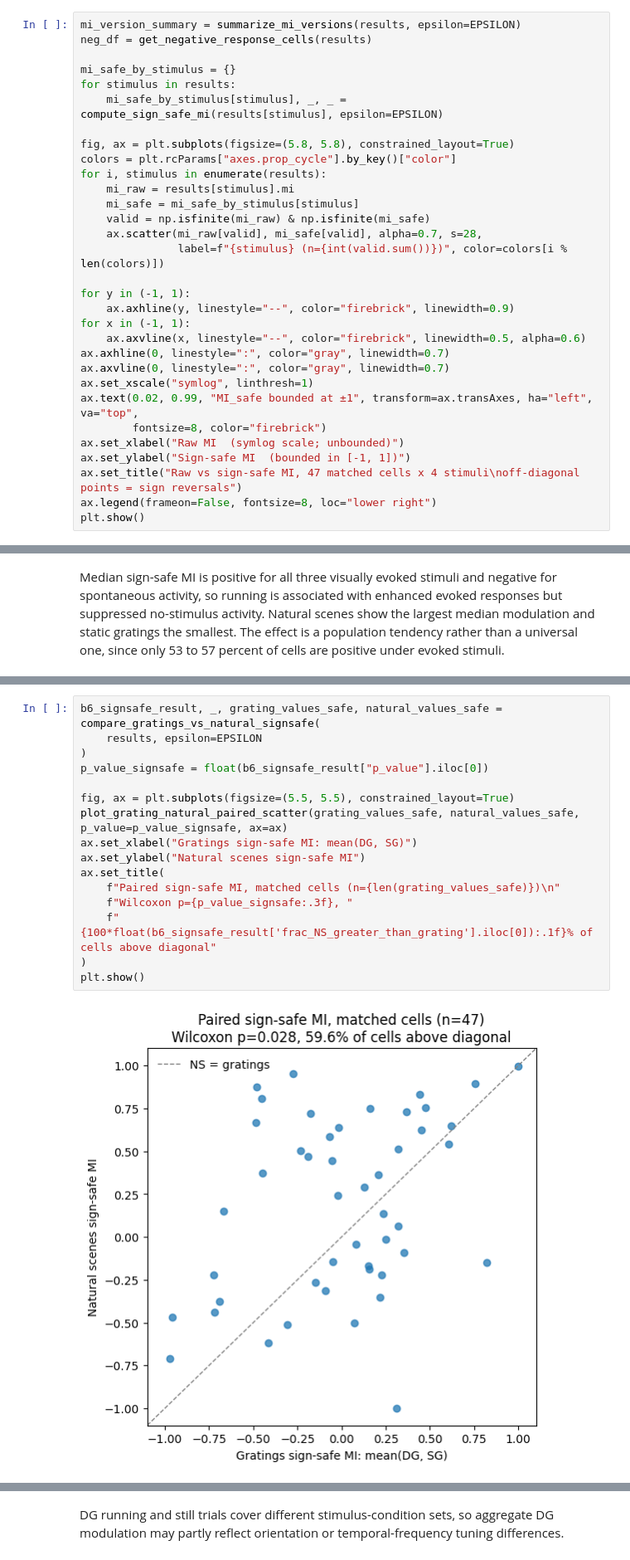
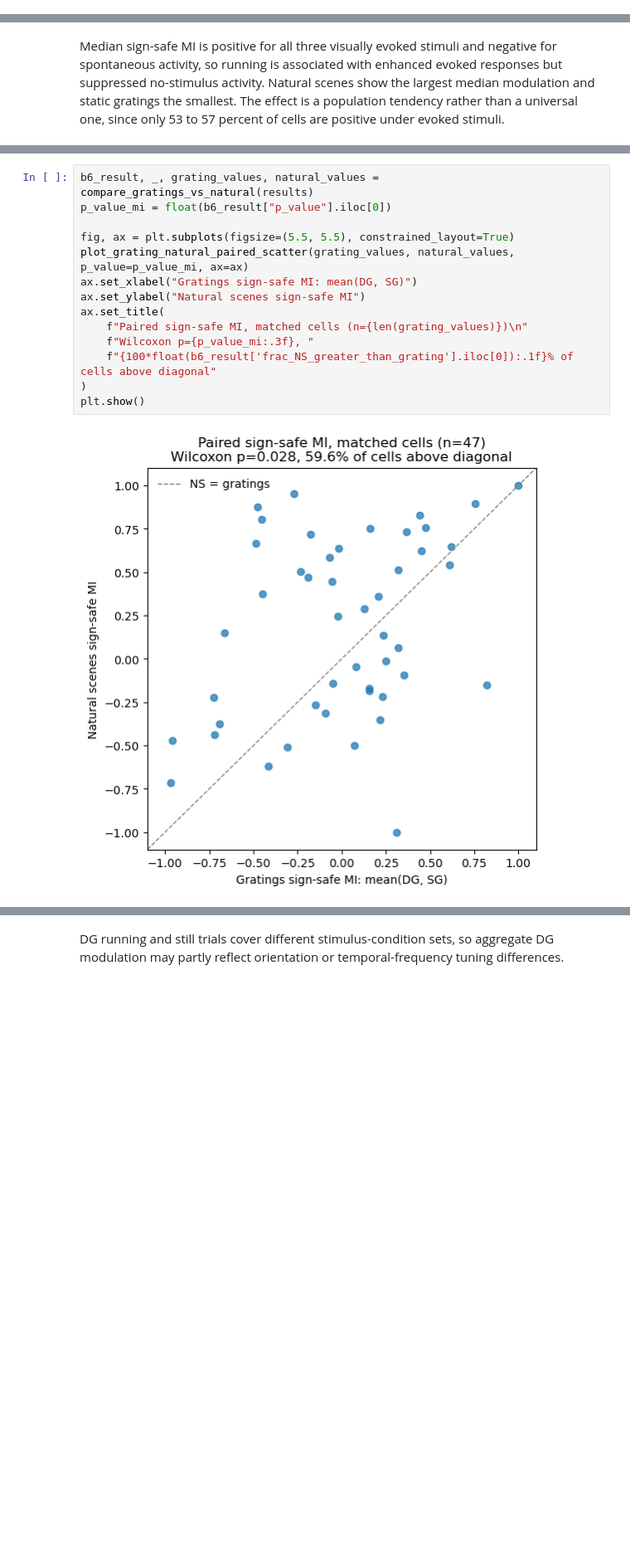
Before and after one commit to ZhidongZhang96/NDS-V1-RunningNaturalMod, a Jupyter notebook: visual_coding_B.ipynb, the cells around one changed output, grey strips where cells are left out. Shown at 83% size. Cells and saved outputs as stored; diff of their text form; blank space fills up the shorter version.

```diff
--- a/visual_coding_B.ipynb
+++ b/visual_coding_B.ipynb
@@ -84,31 +95,0 @@ where R_run and R_still are mean ΔF/F over the response window. This is bounded
-# %%
-mi_version_summary = summarize_mi_versions(results, epsilon=EPSILON)
-neg_df = get_negative_response_cells(results)
-
-mi_safe_by_stimulus = {}
-for stimulus in results:
-    mi_safe_by_stimulus[stimulus], _, _ = compute_sign_safe_mi(results[stimulus], epsilon=EPSILON)
-
-fig, ax = plt.subplots(figsize=(5.8, 5.8), constrained_layout=True)
-colors = plt.rcParams["axes.prop_cycle"].by_key()["color"]
-for i, stimulus in enumerate(results):
-    mi_raw = results[stimulus].mi
-    mi_safe = mi_safe_by_stimulus[stimulus]
-    valid = np.isfinite(mi_raw) & np.isfinite(mi_safe)
-    ax.scatter(mi_raw[valid], mi_safe[valid], alpha=0.7, s=28,
-               label=f"{stimulus} (n={int(valid.sum())})", color=colors[i % len(colors)])
-
-for y in (-1, 1):
-    ax.axhline(y, linestyle="--", color="firebrick", linewidth=0.9)
-for x in (-1, 1):
-    ax.axvline(x, linestyle="--", color="firebrick", linewidth=0.5, alpha=0.6)
-ax.axhline(0, linestyle=":", color="gray", linewidth=0.7)
-ax.axvline(0, linestyle=":", color="gray", linewidth=0.7)
-ax.set_xscale("symlog", linthresh=1)
-ax.text(0.02, 0.99, "MI_safe bounded at ±1", transform=ax.transAxes, ha="left", va="top",
-        fontsize=8, color="firebrick")
-ax.set_xlabel("Raw MI  (symlog scale; unbounded)")
-ax.set_ylabel("Sign-safe MI  (bounded in [-1, 1])")
-ax.set_title("Raw vs sign-safe MI, 47 matched cells x 4 stimuli\noff-diagonal points = sign reversals")
-ax.legend(frameon=False, fontsize=8, loc="lower right")
-plt.show()
@@ -350,21 +176,19 @@ The representative cell was selected for having a typical R², and its fitted li
 
 For each matched cell the grating value is the mean of its DG and SG sign-safe MI, compared against its natural-scenes sign-safe MI with a paired Wilcoxon signed-rank test.
 # %%
-b6_signsafe_result, _, grating_values_safe, natural_values_safe = compare_gratings_vs_natural_signsafe(
-    results, epsilon=EPSILON
-)
-p_value_signsafe = float(b6_signsafe_result["p_value"].iloc[0])
+b6_result, _, grating_values, natural_values = compare_gratings_vs_natural(results)
+p_value_mi = float(b6_result["p_value"].iloc[0])
 
 fig, ax = plt.subplots(figsize=(5.5, 5.5), constrained_layout=True)
-plot_grating_natural_paired_scatter(grating_values_safe, natural_values_safe, p_value=p_value_signsafe, ax=ax)
+plot_grating_natural_paired_scatter(grating_values, natural_values, p_value=p_value_mi, ax=ax)
 ax.set_xlabel("Gratings sign-safe MI: mean(DG, SG)")
 ax.set_ylabel("Natural scenes sign-safe MI")
 ax.set_title(
-    f"Paired sign-safe MI, matched cells (n={len(grating_values_safe)})\n"
-    f"Wilcoxon p={p_value_signsafe:.3f}, "
-    f"{100*float(b6_signsafe_result['frac_NS_greater_than_grating'].iloc[0]):.1f}% of cells above diagonal"
+    f"Paired sign-safe MI, matched cells (n={len(grating_values)})\n"
+    f"Wilcoxon p={p_value_mi:.3f}, "
+    f"{100*float(b6_result['frac_NS_greater_than_grating'].iloc[0]):.1f}% of cells above diagonal"
 )
 plt.show()
 # %% [output]
-[figure, old version]
+[figure, new version]
 # %%
```
Also changed, not shown: parts of 32 cells of this notebook, 3 other files.
